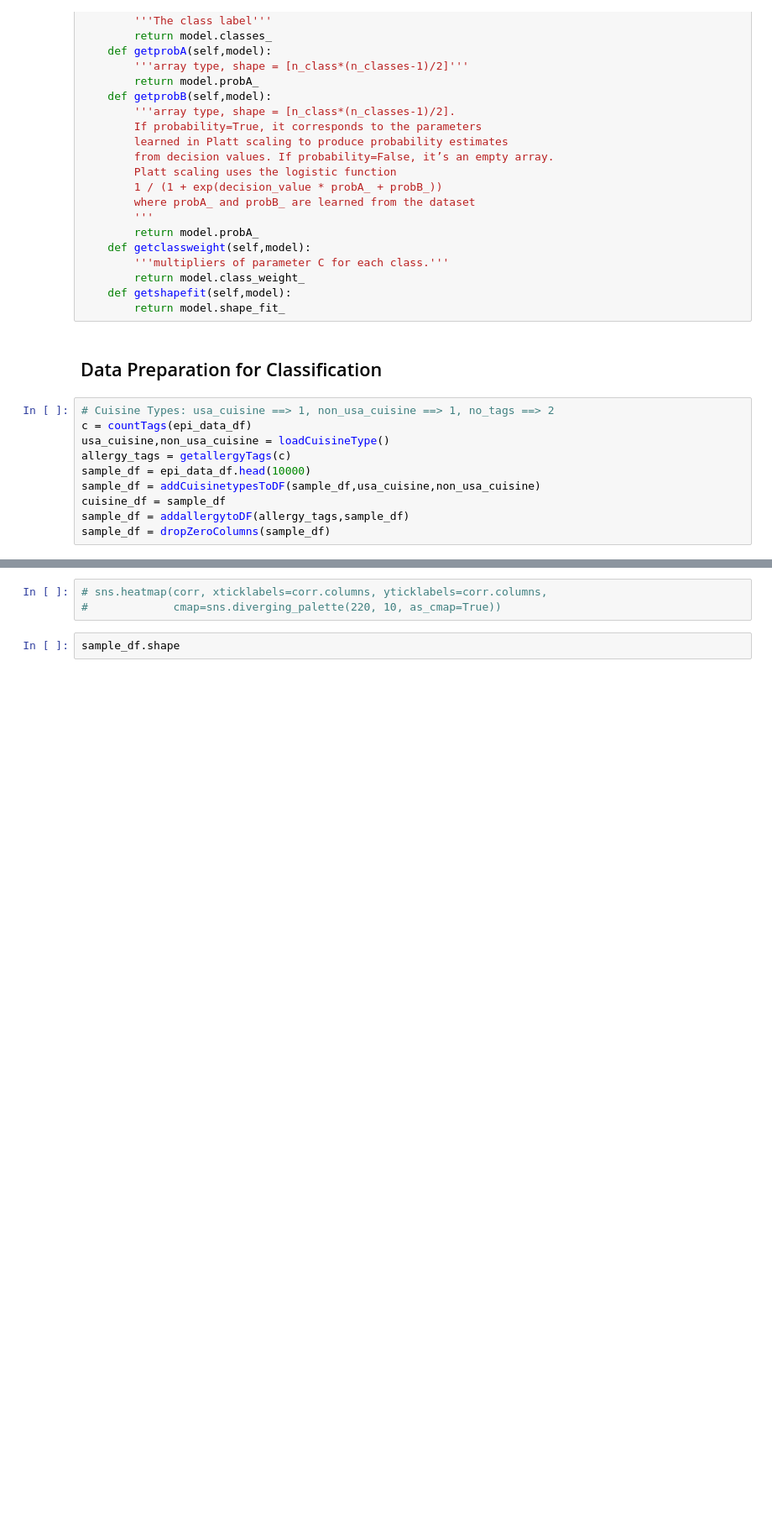
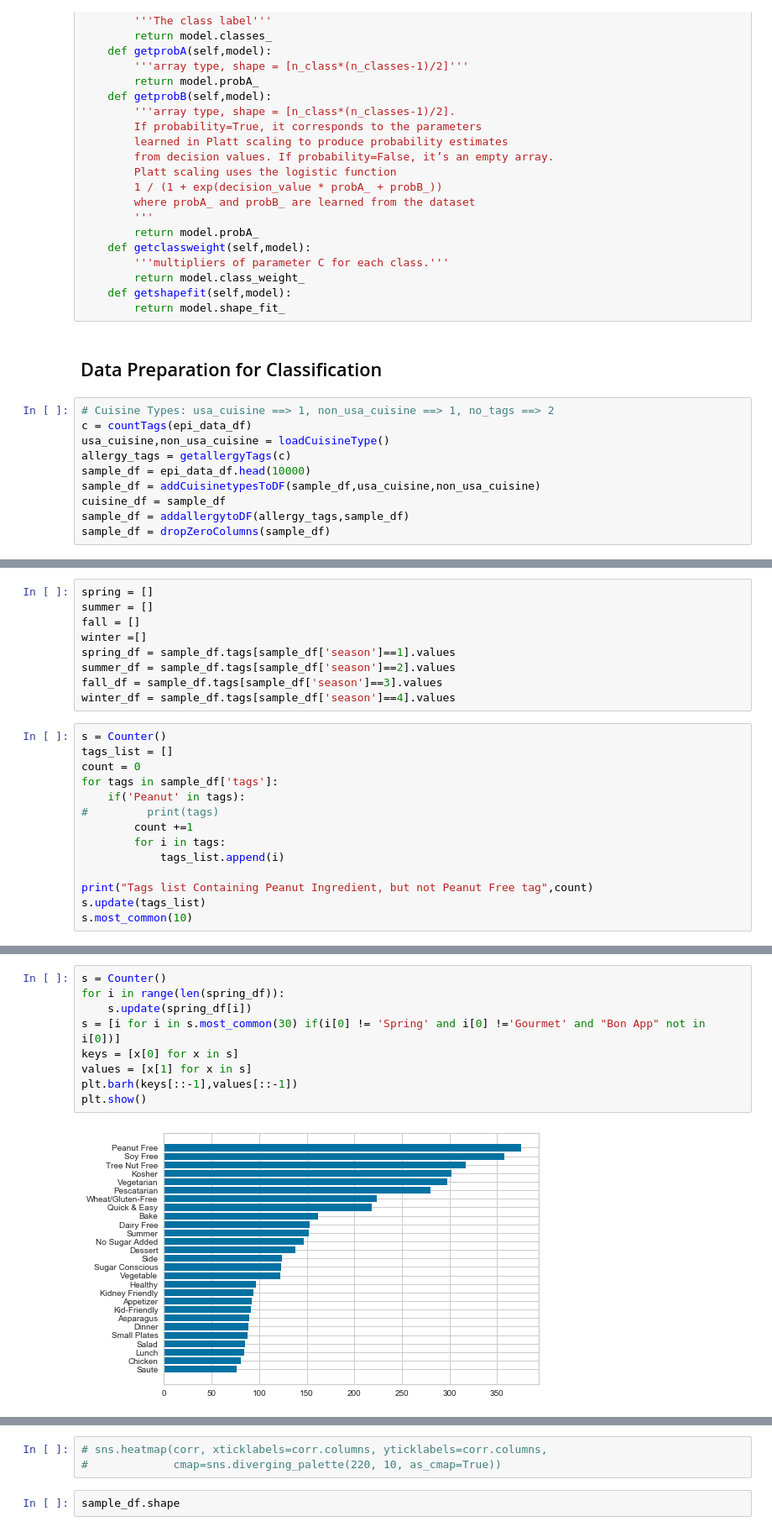
Before and after one commit to Sisyphus192/deep-dishes, a Jupyter notebook: notebooks/classification.ipynb, the cells around one changed output, grey strips where cells are left out. Shown at 84% size. Drawn from its saved outputs; the diff is of its cells as text; blank space fills up the shorter version.

Commit message:
some season plot

```diff
--- a/notebooks/classification.ipynb
+++ b/notebooks/classification.ipynb
@@ -214,0 +270,23 @@ sample_df = dropZeroColumns(sample_df)
+# %%
+spring = []
+summer = []
+fall = []
+winter =[]
+spring_df = sample_df.tags[sample_df['season']==1].values
+summer_df = sample_df.tags[sample_df['season']==2].values
+fall_df = sample_df.tags[sample_df['season']==3].values
+winter_df = sample_df.tags[sample_df['season']==4].values
+# %%
+s = Counter()
+tags_list = []
+count = 0
+for tags in sample_df['tags']:
+    if('Peanut' in tags):
+#         print(tags)
+        count +=1
+        for i in tags:
+            tags_list.append(i)
+
+print("Tags list Containing Peanut Ingredient, but not Peanut Free tag",count)
+s.update(tags_list)
+s.most_common(10)
@@ -214,0 +305,11 @@ sample_df = dropZeroColumns(sample_df)
+# %%
+s = Counter()
+for i in range(len(spring_df)):
+    s.update(spring_df[i])
+s = [i for i in s.most_common(30) if(i[0] != 'Spring' and i[0] !='Gourmet' and "Bon App" not in i[0])]
+keys = [x[0] for x in s]
+values = [x[1] for x in s]
+plt.barh(keys[::-1],values[::-1])
+plt.show()
+# %% [output]
+[figure, added]
```
Also changed, not shown: parts of 17 cells of this notebook.
